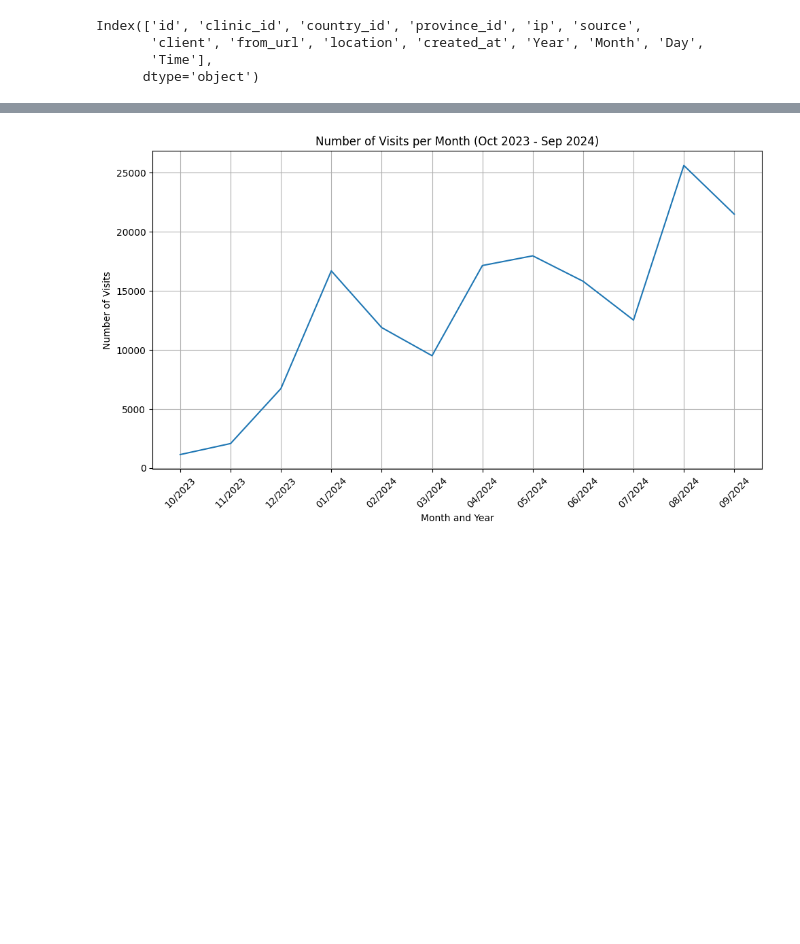
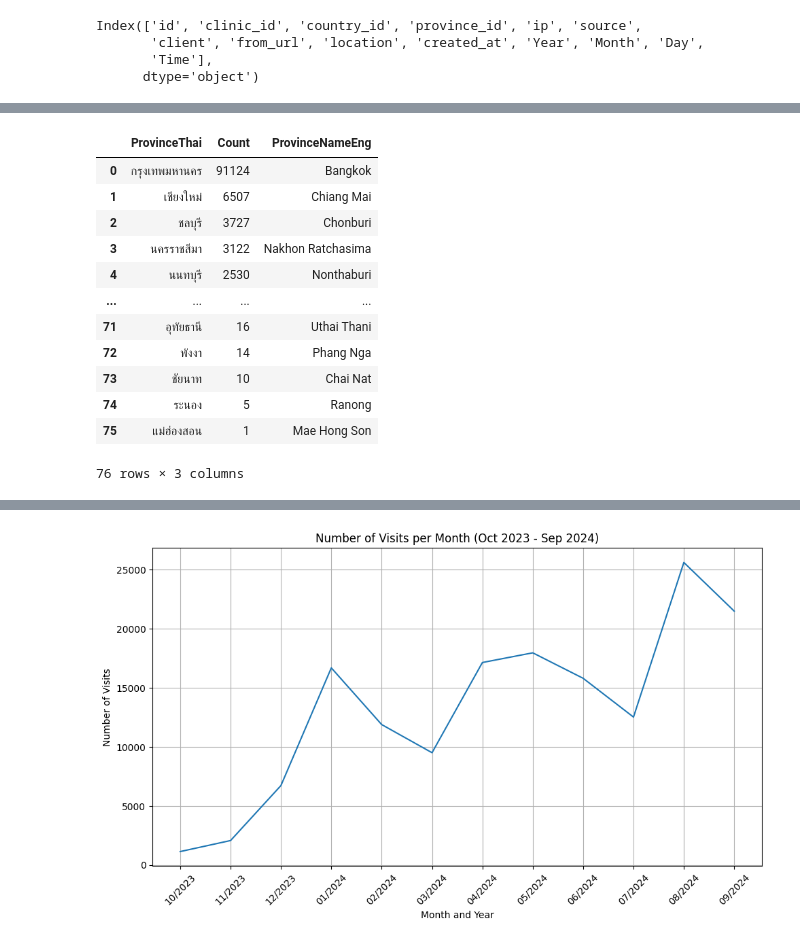
Before and after one commit to wtepsan/Analysis-of-HIV-Related-Services-in-a-Major-Thai-City, a Jupyter notebook: Analysis.ipynb, the cells around one changed output, grey strips where cells are left out. Saved outputs shown, nothing was run; the diff lists cells and outputs as text; code cells hidden in the pictures; blank space fills up the shorter version.

```diff
--- a/Analysis.ipynb
+++ b/Analysis.ipynb
@@ -50,0 +107,6 @@ Index(['id', 'clinic_id', 'country_id', 'province_id', 'ip', 'source',
+# %%
+# postalcodesinfo_df['ProvinceThai']
+postalcodesinfo_df['PostCode'] = postalcodesinfo_df['PostCode'].astype(str)
+
+postal2province = postalcodesinfo_df.set_index('PostCode')['ProvinceThai'].to_dict()
+postal2province
@@ -50,0 +152,24 @@ Index(['id', 'clinic_id', 'country_id', 'province_id', 'ip', 'source',
+# %%
+# prompt: provinceThai2EngDict province_counts add 'ProvinceNameEng' to province_counts base on ThaiName
+
+province_counts = visits_filtered_Thailand['Province'].value_counts().reset_index()
+province_counts.columns = ['ProvinceThai', 'Count']
+
+# Add 'ProvinceNameEng' column based on 'ProvinceThai' using the dictionary
+province_counts['ProvinceNameEng'] = province_counts['ProvinceThai'].map(provinceThai2EngDict)
+
+province_counts
+# %% [output]
+|  | ProvinceThai | Count | ProvinceNameEng |
+| 0 | กรุงเทพมหานคร | 91124 | Bangkok |
+| 1 | เชียงใหม่ | 6507 | Chiang Mai |
+| 2 | ชลบุรี | 3727 | Chonburi |
+| 3 | นครราชสีมา | 3122 | Nakhon Ratchasima |
+| 4 | นนทบุรี | 2530 | Nonthaburi |
+| ... | ... | ... | ... |
+| 71 | อุทัยธานี | 16 | Uthai Thani |
+| 72 | พังงา | 14 | Phang Nga |
+| 73 | ชัยนาท | 10 | Chai Nat |
+| 74 | ระนอง | 5 | Ranong |
+| 75 | แม่ฮ่องสอน | 1 | Mae Hong Son |
+76 rows × 3 columns
```
Also changed, not shown: parts of 28 cells of this notebook, 4 other files.
